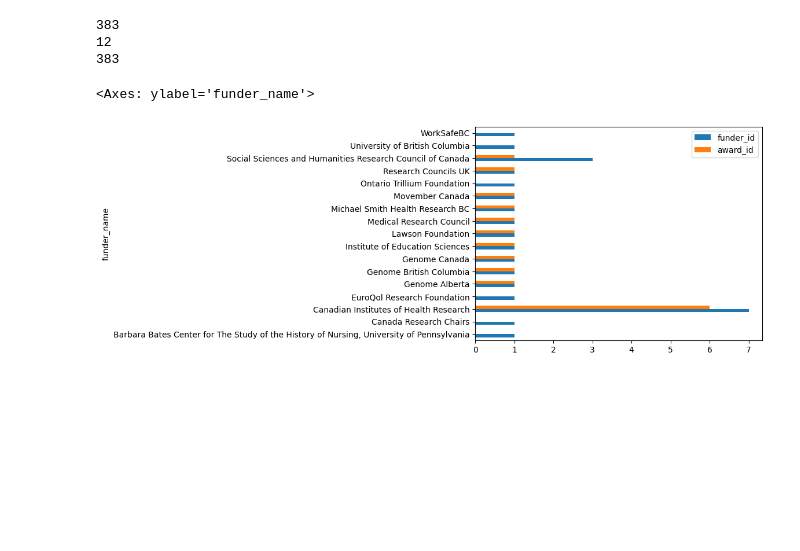
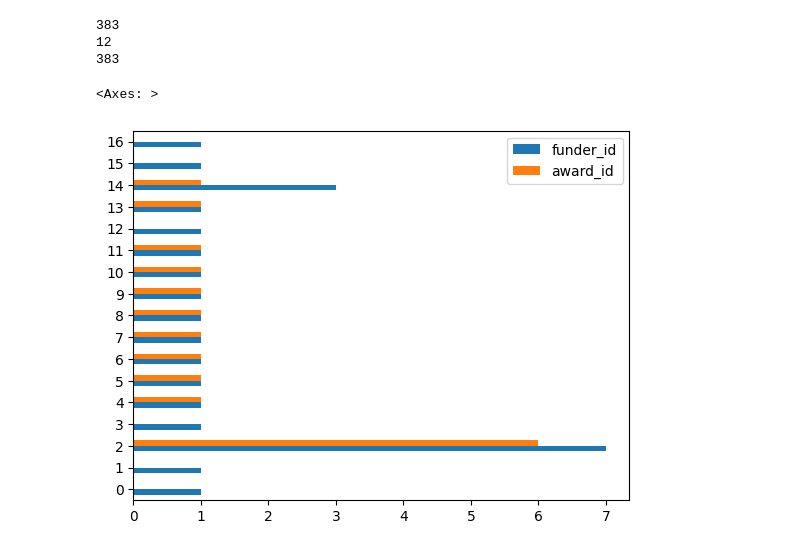
Before and after one commit to poppy-nicolette/ShinyShiny, a Jupyter notebook: dashboard-LNS/LNS_corpus_data_explore.ipynb, the cells around one changed output. Saved outputs shown, nothing was run; the diff lists cells and outputs as text; code cells hidden in the pictures; blank space fills up the shorter version.

Commit message:
added funders

```diff
--- a/dashboard-LNS/LNS_corpus_data_explore.ipynb
+++ b/dashboard-LNS/LNS_corpus_data_explore.ipynb
@@ -227,30 +226,41 @@ fig.show()
 # %%
 # let's look at funding next in the 'grants' column
 # I may need to look at the authorships column again to see if this matches up.
 
 funders_list = []
 funders_subset = REV3_df['grants']
 for label,content in funders_subset.items():
     if content:
         try:
             for i in content:
                 funder_name = i.get('funder_display_name',"")
                 funder_id = i.get('funder',"")
                 award_id = i.get('award_id',"")
                 funders_dict={'funder_name':funder_name,'funder_id':funder_id,'award_id':award_id}
                 funders_list.append(funders_dict)
         except KeyError as e:
             funders_dict = {'funder_name': None, 'funder_id': None, 'award_id': None}
             funders_list.append(funders_dict)
     else:
         funders_dict = {'funder_name': None, 'funder_id': None, 'award_id': None}
         funders_list.append(funders_dict)
 funders_list_df = pd.DataFrame(funders_list)
 
 # do some groupby magic
 grouped_funders = funders_list_df.groupby('funder_name').count()
-grouped_funders
+grouped_funders.reset_index(inplace=True)
 grouped_funders.plot( kind='barh')
+
+#set figure
+fig=px.bar(grouped_funders,y='funder_name', x='funder_id',color='award_id',orientation='h',)
+fig.update_layout(
+    title="Count of grants disclosed in documents",
+    xaxis_title="Funder name",
+    yaxis_title="Count of documents declaring this funder\nColor is number of awards.",
+    height=400,
+    width=800,
+    )
+fig.show()
 # %% [output]
-<Axes: ylabel='funder_name'>
+<Axes: >
-[figure, old version]
+[figure, new version]
```
Also changed, not shown: parts of 1 cell of this notebook, 2 other files.
